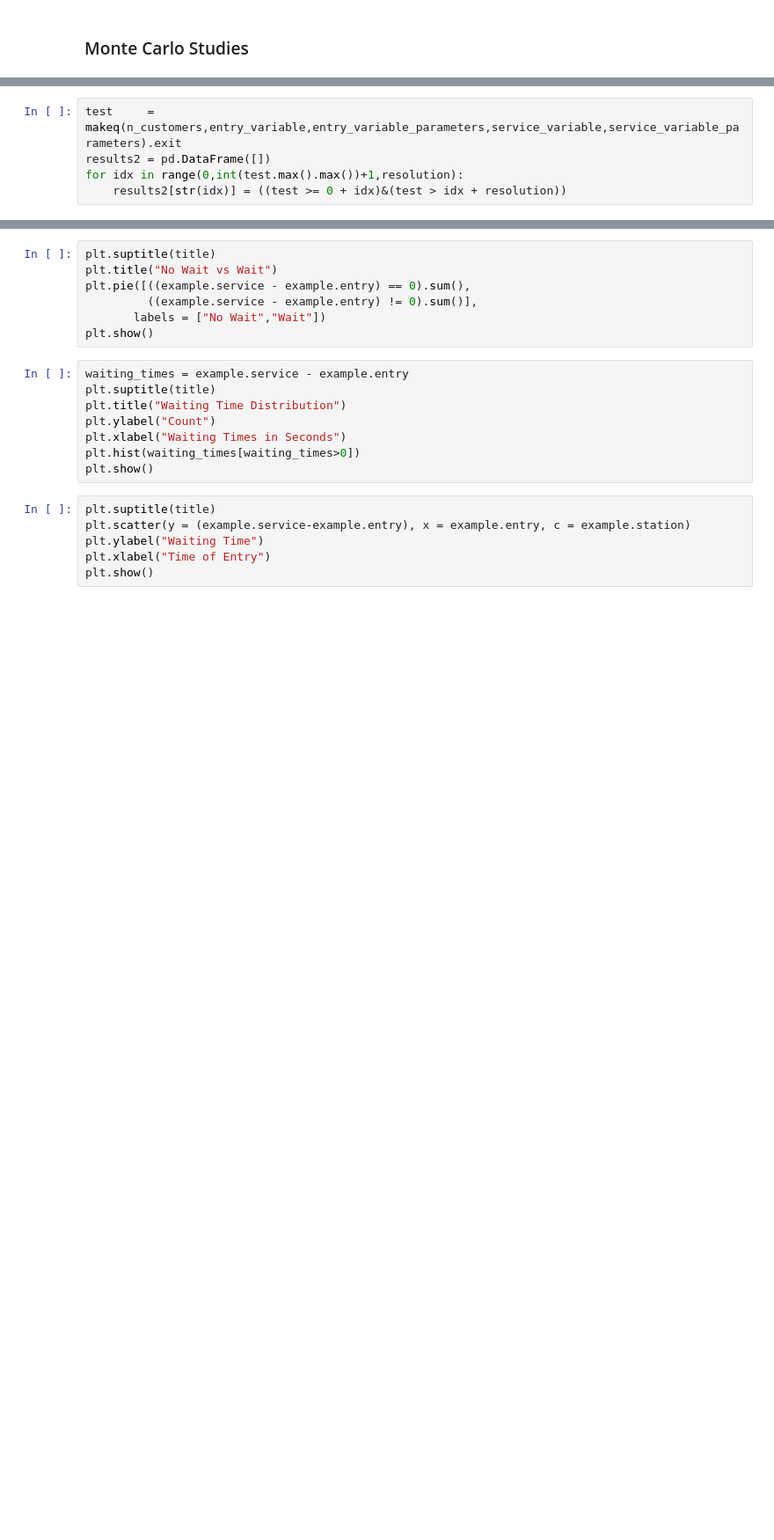
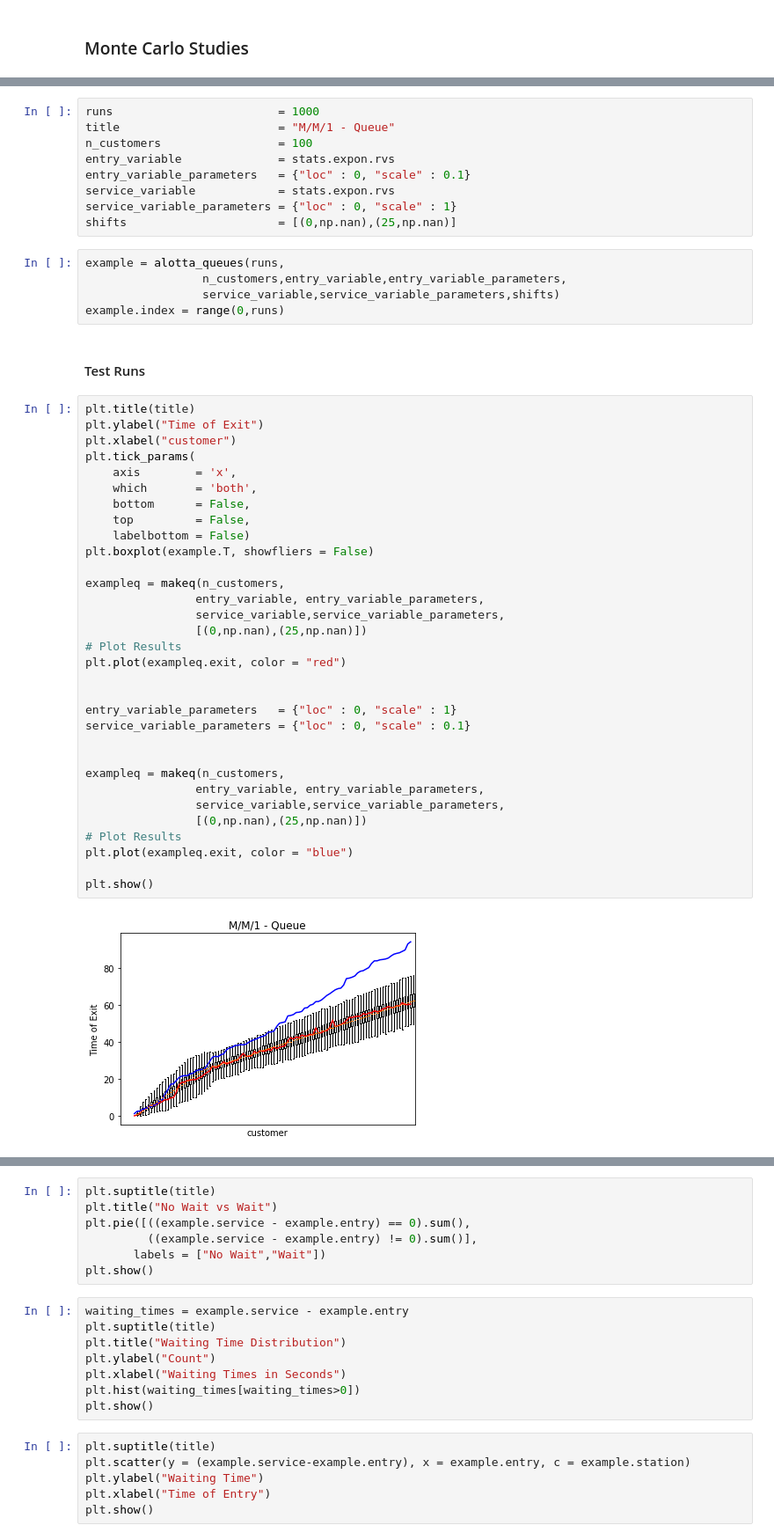
Before and after one commit to HRMNN/SuperMarket, a Jupyter notebook: QSIM.ipynb, the cells around one changed output, grey strips where cells are left out. Shown: that part at 88% size. Drawn from its saved outputs; the diff is of its cells as text; blank space fills up the shorter version.

```diff
--- a/QSIM.ipynb
+++ b/QSIM.ipynb
@@ -183,6 +225 @@ plt.show()
-# %%
-test     = makeq(n_customers,entry_variable,entry_variable_parameters,service_variable,service_variable_parameters).exit
-results2 = pd.DataFrame([])
-for idx in range(0,int(test.max().max())+1,resolution):
-    results2[str(idx)] = ((test >= 0 + idx)&(test > idx + resolution))
 # %% [markdown]
@@ -189,0 +239,50 @@ for idx in range(0,int(test.max().max())+1,resolution):
+# %%
+runs                        = 1000
+title                       = "M/M/1 - Queue"
+n_customers                 = 100
+entry_variable              = stats.expon.rvs
+entry_variable_parameters   = {"loc" : 0, "scale" : 0.1}
+service_variable            = stats.expon.rvs
+service_variable_parameters = {"loc" : 0, "scale" : 1}
+shifts                      = [(0,np.nan),(25,np.nan)]
+# %%
+example = alotta_queues(runs,
+                 n_customers,entry_variable,entry_variable_parameters,
+                 service_variable,service_variable_parameters,shifts)
+example.index = range(0,runs)
+# %% [markdown]
+#### Test Runs
+# %%
+plt.title(title)
+plt.ylabel("Time of Exit")
+plt.xlabel("customer")
+plt.tick_params(
+    axis        = 'x',
+    which       = 'both',
+    bottom      = False,
+    top         = False,
+    labelbottom = False)
+plt.boxplot(example.T, showfliers = False)
+
+exampleq = makeq(n_customers,
+                entry_variable, entry_variable_parameters,
+                service_variable,service_variable_parameters,
+                [(0,np.nan),(25,np.nan)])
+# Plot Results
+plt.plot(exampleq.exit, color = "red")
+
+
+entry_variable_parameters   = {"loc" : 0, "scale" : 1}
+service_variable_parameters = {"loc" : 0, "scale" : 0.1}
+
+
+exampleq = makeq(n_customers,
+                entry_variable, entry_variable_parameters,
+                service_variable,service_variable_parameters,
+                [(0,np.nan),(25,np.nan)])
+# Plot Results
+plt.plot(exampleq.exit, color = "blue")
+
+plt.show()
+# %% [output]
+[figure, added]
```
Also changed, not shown: parts of 30 cells of this notebook.
